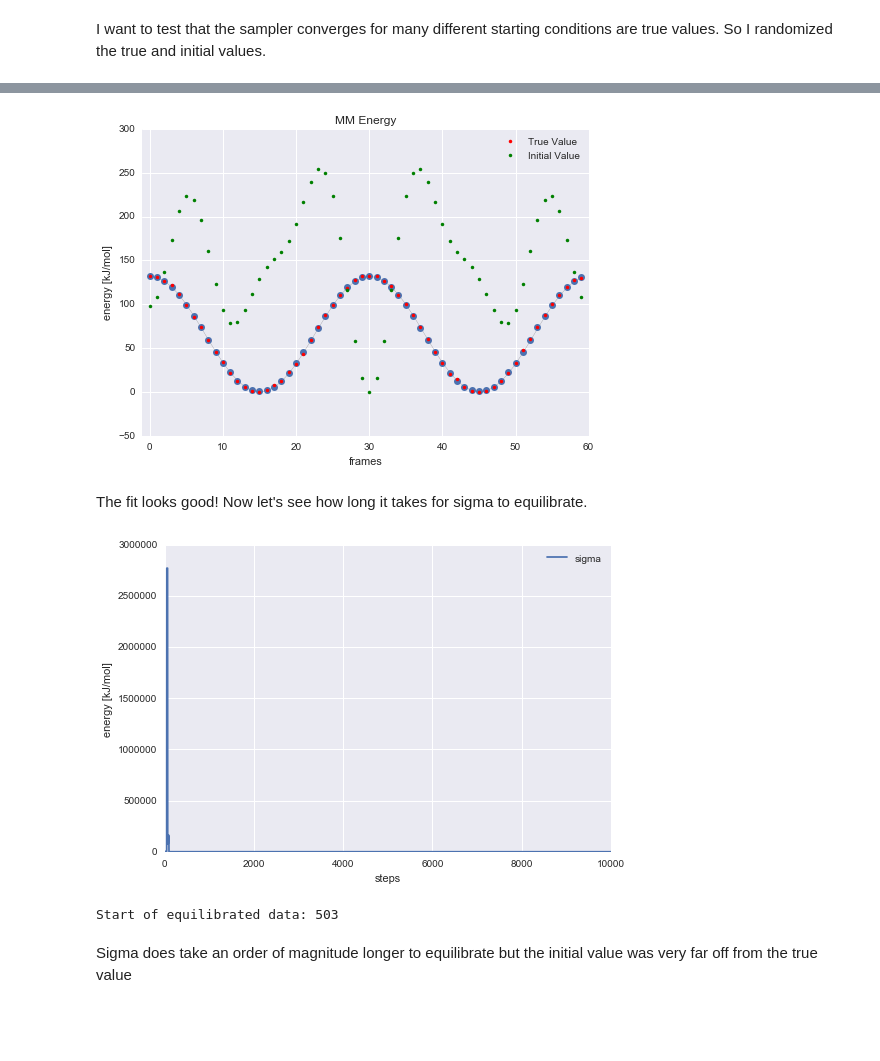
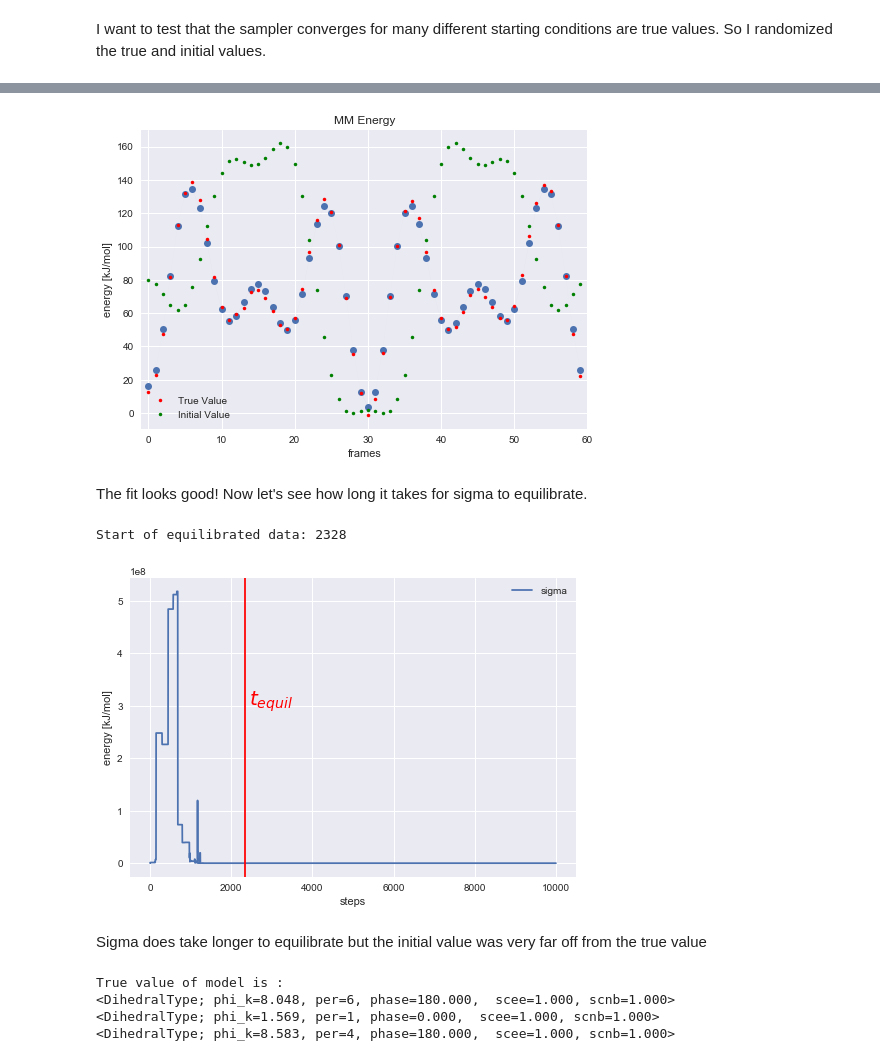
Before and after one commit to choderalab/torsionfit_examples, a Jupyter notebook: synthetic_data/discrete_rj/toy_model_randomized.ipynb, the cells around one changed output, grey strips where cells are left out. Cells and saved outputs as stored; diff of their text form; code cells hidden in the pictures; blank space fills up the shorter version.

Commit message:
redid discrete with 36 data point to be consistent with other models

```diff
--- a/synthetic_data/discrete_rj/toy_model_randomized.ipynb
+++ b/synthetic_data/discrete_rj/toy_model_randomized.ipynb
@@ -34,5 +34,3 @@ sampler.sample(iter=10000)
-# %%
-sampler = db.load('discrete_phase_rj_randomized.sqlite')
 # %%
 seaborn.tsplot(sampler.trace('mm_energy')[:], interpolate=False)
 plt.plot(toy.synthetic_energy, '.', color='r', label='True Value')
@@ -44,14 +42,22 @@ plt.plot(toy.scan_set.initial_mm, '.', color='g', label='Initial Value')
 plt.legend()
 plt.savefig('energy_fit_discrete_randomized.pdf')
 # %% [output]
-[figure, old version]
+[figure, new version]
 # %% [markdown]
 The fit looks good! Now let's see how long it takes for sigma to equilibrate.
+# %%
+import pymbar.timeseries as ts
+[t, g, N_eff] = ts.detectEquilibration(sampler.trace('sigma')[:])
+print('Start of equilibrated data: {}'.format(t))
+# %% [output]
+Start of equilibrated data: 2328
 # %%
 plt.plot(np.exp(sampler.trace('sigma')[:]), label='sigma')
+plt.axvline(t, color='red')
+plt.text(t+100, 300000000, r'$t_{equil}$', color='red', fontsize=20)
 plt.legend()
 plt.xlabel('steps')
 plt.ylabel('energy [kJ/mol]')
 plt.savefig('sigma_discrete_randomized.pdf')
 # %% [output]
-[figure, old version]
+[figure, new version]
@@ -61,8 +64,14 @@ import pymbar.timeseries as ts
-# %%
-print('Start of equilibrated data: {}'.format(t))
-# %% [output]
-Start of equilibrated data: 503
 # %% [markdown]
-Sigma does take an order of magnitude longer to equilibrate but the initial value was very far off from the true value
+Sigma does take longer to equilibrate but the initial value was very far off from the true value
+# %%
+print('True value of model is :')
+print(toy.true_value[0])
+print(toy.true_value[1])
+print(toy.true_value[2])
+# %% [output]
+True value of model is :
+<DihedralType; phi_k=8.048, per=6, phase=180.000,  scee=1.000, scnb=1.000>
+<DihedralType; phi_k=1.569, per=1, phase=0.000,  scee=1.000, scnb=1.000>
+<DihedralType; phi_k=8.583, per=4, phase=180.000,  scee=1.000, scnb=1.000>
 # %%
 import torsionfit.plots as plots
```
Also changed, not shown: parts of 15 cells of this notebook, 14 other files.
